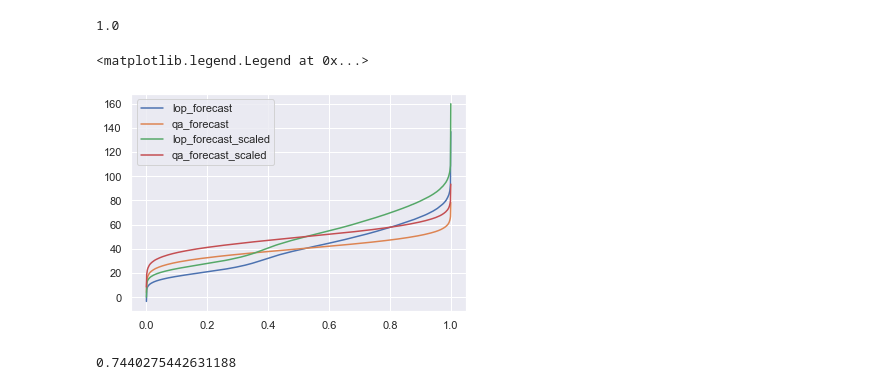
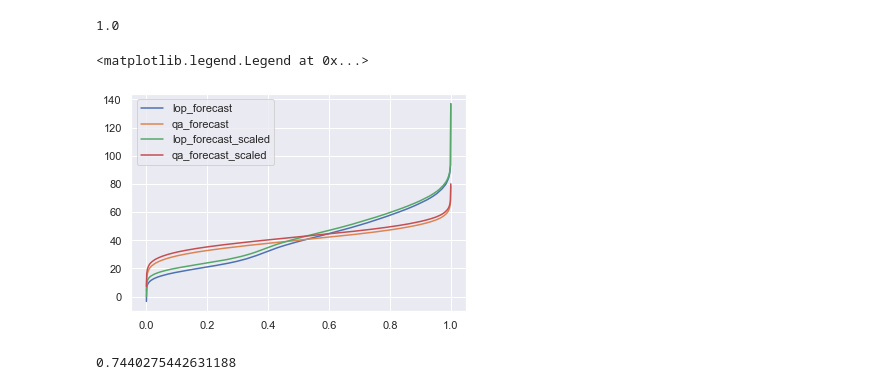
Before and after one commit to ishilov/data_market, a Jupyter notebook: second_test.ipynb, the cells around one changed output. Cells and saved outputs as stored; diff of their text form; code cells hidden in the pictures.

```diff
--- a/second_test.ipynb
+++ b/second_test.ipynb
@@ -111,17 +111,17 @@ qa_forecast_scaled.cdf(market_1.scaled_task)
 # %% [output]
 1.0
 # %%
-multiplier = max(lop_forecast[-1], qa_forecast[-1])
+multiplier = max(lop_forecast.support()[-1], qa_forecast.support()[-1])
 
 plt.plot(np.linspace(0,1,1000), lop_forecast.ppf(np.linspace(0,1,1000)), label = 'lop_forecast')
 plt.plot(np.linspace(0,1,1000), qa_forecast.ppf(np.linspace(0,1,1000)), label = 'qa_forecast')
-plt.plot(np.linspace(0,1,1000), 160*lop_forecast_scaled.ppf(np.linspace(0,1,1000)), label = 'lop_forecast_scaled')
-plt.plot(np.linspace(0,1,1000), 160*qa_forecast_scaled.ppf(np.linspace(0,1,1000)), label = 'qa_forecast_scaled')
+plt.plot(np.linspace(0,1,1000), multiplier*lop_forecast_scaled.ppf(np.linspace(0,1,1000)), label = 'lop_forecast_scaled')
+plt.plot(np.linspace(0,1,1000), multiplier*qa_forecast_scaled.ppf(np.linspace(0,1,1000)), label = 'qa_forecast_scaled')
 
 plt.legend()
 # %% [output]
 <matplotlib.legend.Legend at 0x...>
-[figure, old version]
+[figure, new version]
 # %%
 market_1._scoring(qa_forecast_scaled, task = market_1.scaled_task)
 # %% [output]
```
